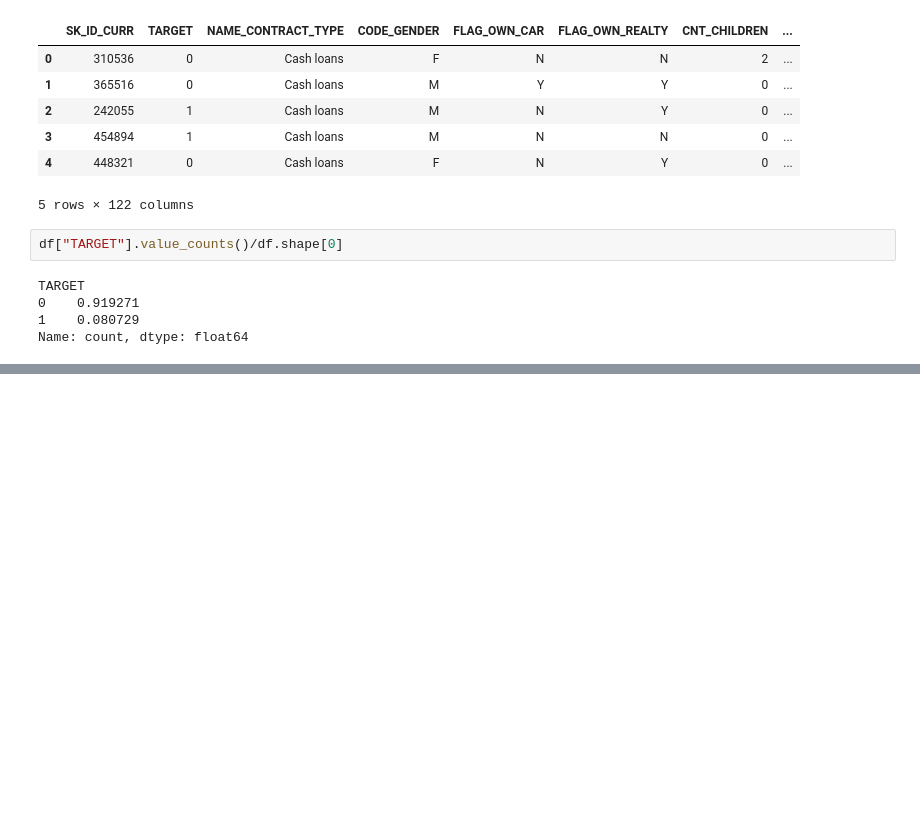
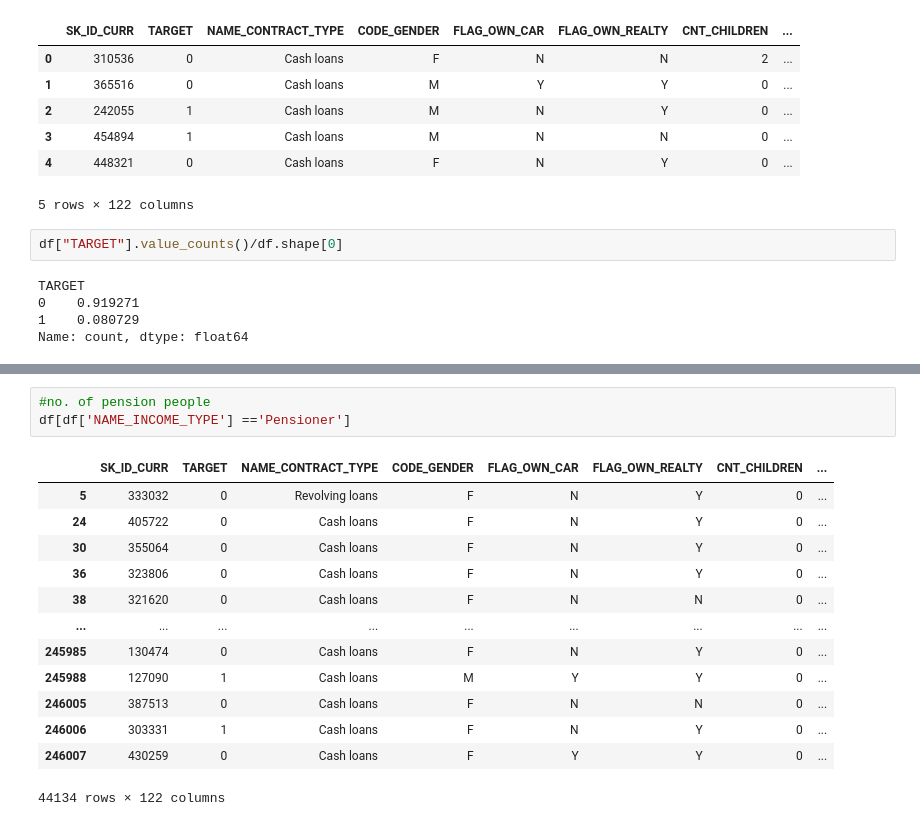
Before and after one commit to kanikasure/loan-default-risk, a Jupyter notebook: notebooks/03_eda.ipynb, the cells around one changed output, grey strips where cells are left out. Saved outputs shown, nothing was run; the diff lists cells and outputs as text; blank space fills up the shorter version.

```diff
--- a/notebooks/03_eda.ipynb
+++ b/notebooks/03_eda.ipynb
@@ -25,0 +283,17 @@ Name: count, dtype: float64
+# %%
+#no. of pension people
+df[df['NAME_INCOME_TYPE'] =='Pensioner']
+# %% [output]
+|  | SK_ID_CURR | TARGET | NAME_CONTRACT_TYPE | CODE_GENDER | FLAG_OWN_CAR | FLAG_OWN_REALTY | CNT_CHILDREN | ... |
+| 5 | 333032 | 0 | Revolving loans | F | N | Y | 0 | ... |
+| 24 | 405722 | 0 | Cash loans | F | N | Y | 0 | ... |
+| 30 | 355064 | 0 | Cash loans | F | N | Y | 0 | ... |
+| 36 | 323806 | 0 | Cash loans | F | N | Y | 0 | ... |
+| 38 | 321620 | 0 | Cash loans | F | N | N | 0 | ... |
+| ... | ... | ... | ... | ... | ... | ... | ... | ... |
+| 245985 | 130474 | 0 | Cash loans | F | N | Y | 0 | ... |
+| 245988 | 127090 | 1 | Cash loans | M | Y | Y | 0 | ... |
+| 246005 | 387513 | 0 | Cash loans | F | N | N | 0 | ... |
+| 246006 | 303331 | 1 | Cash loans | F | N | Y | 0 | ... |
+| 246007 | 430259 | 0 | Cash loans | F | Y | Y | 0 | ... |
+44134 rows × 122 columns
```
Also changed, not shown: parts of 21 cells of this notebook, 2 other files.
